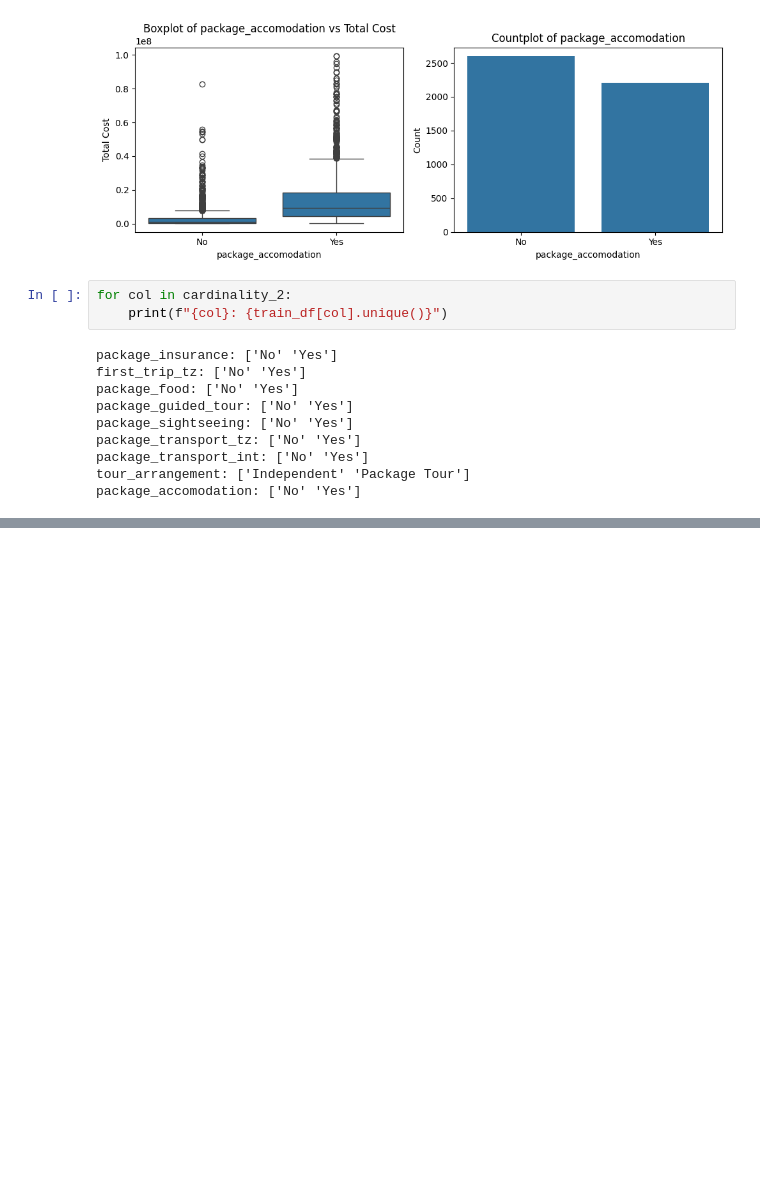
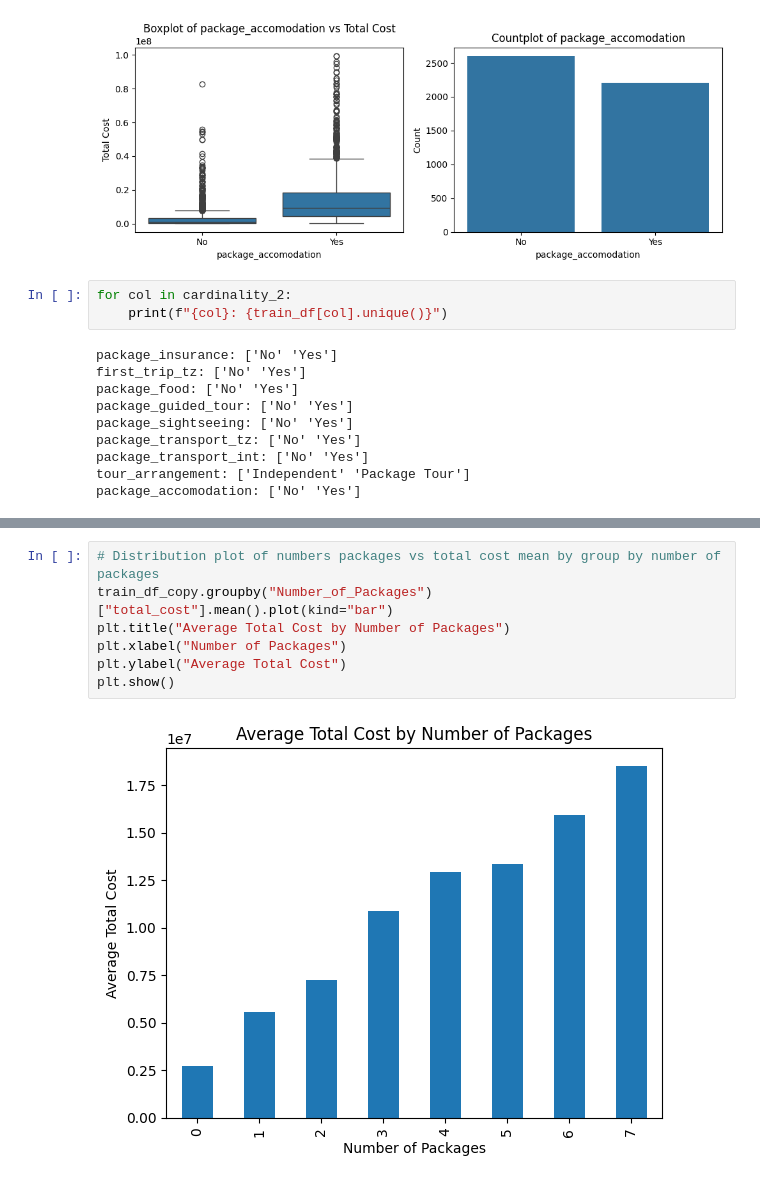
Before and after one commit to segnig/Tanzania-Tourism-Prediction, a Jupyter notebook: main.ipynb, the cells around one changed output, grey strips where cells are left out. Saved outputs shown, nothing was run; the diff lists cells and outputs as text; blank space fills up the shorter version.

```diff
--- a/main.ipynb
+++ b/main.ipynb
@@ -146,0 +257,9 @@ package_accomodation: ['No' 'Yes']
+# %%
+# Distribution plot of numbers packages vs total cost mean by group by number of packages
+train_df_copy.groupby("Number_of_Packages")["total_cost"].mean().plot(kind="bar")
+plt.title("Average Total Cost by Number of Packages")
+plt.xlabel("Number of Packages")
+plt.ylabel("Average Total Cost")
+plt.show()
+# %% [output]
+[figure, added]
```
Also changed, not shown: parts of 19 cells of this notebook.
